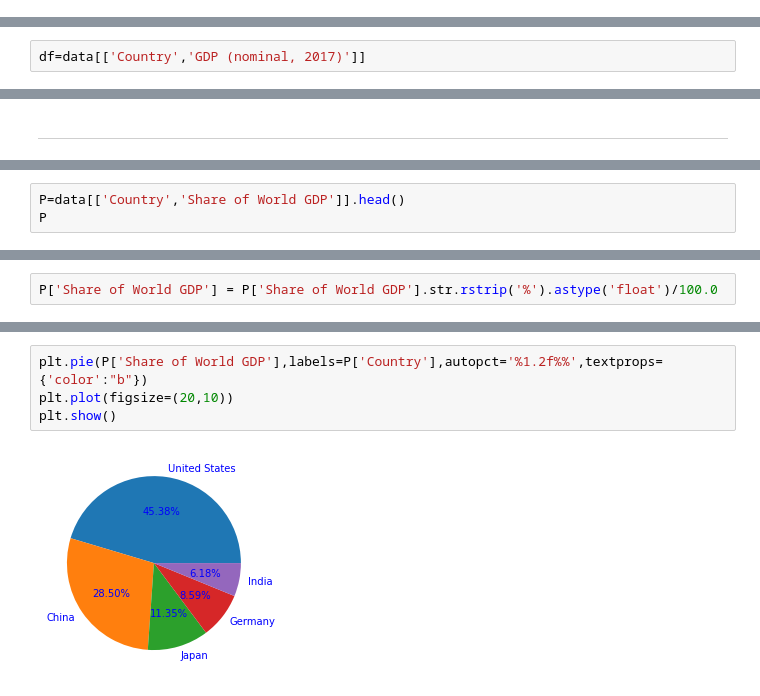
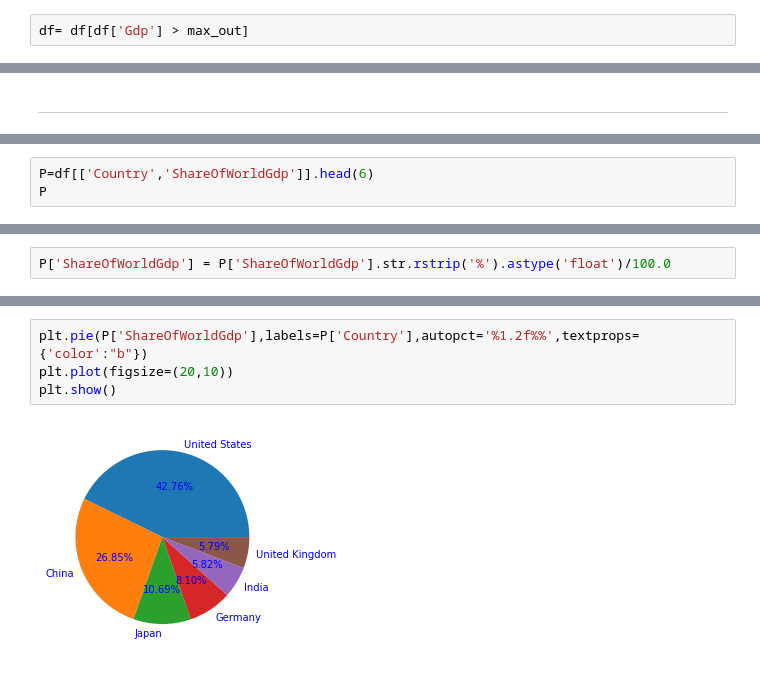
Before and after one commit to RaedOkal/country-s-GDP-analysis, a Jupyter notebook: Country GDP analysis.ipynb, the cells around one changed output, grey strips where cells are left out. Cells and saved outputs as stored; diff of their text form.

```diff
--- a/Country GDP analysis.ipynb
+++ b/Country GDP analysis.ipynb
@@ -57,0 +219,2 @@ memory usage: 10.5+ KB
+# %%
+df= df[df['Gdp'] > max_out]
@@ -81,2 +272,0 @@ Index(['ID', 'Country', 'GDP (nominal, 2017)', 'GDP growth',
-# %%
-df=data[['Country','GDP (nominal, 2017)']]
@@ -186,4 +396,4 @@ plt.show()
 # %%
-P=data[['Country','Share of World GDP']].head()
+P=df[['Country','ShareOfWorldGdp']].head(6)
 P
 # %% [output]
@@ -196,5 +407,5 @@ P
 # %%
-P['Share of World GDP'] = P['Share of World GDP'].str.rstrip('%').astype('float')/100.0
+P['ShareOfWorldGdp'] = P['ShareOfWorldGdp'].str.rstrip('%').astype('float')/100.0
 # %%
 P
 # %% [output]
@@ -212,7 +424,7 @@ Share of World GDP    float64
 dtype: object
 # %%
-plt.pie(P['Share of World GDP'],labels=P['Country'],autopct='%1.2f%%',textprops={'color':"b"})
+plt.pie(P['ShareOfWorldGdp'],labels=P['Country'],autopct='%1.2f%%',textprops={'color':"b"})
 plt.plot(figsize=(20,10))
 plt.show()
 # %% [output]
-[figure, old version]
+[figure, new version]
```
Also changed, not shown: parts of 76 cells of this notebook.
